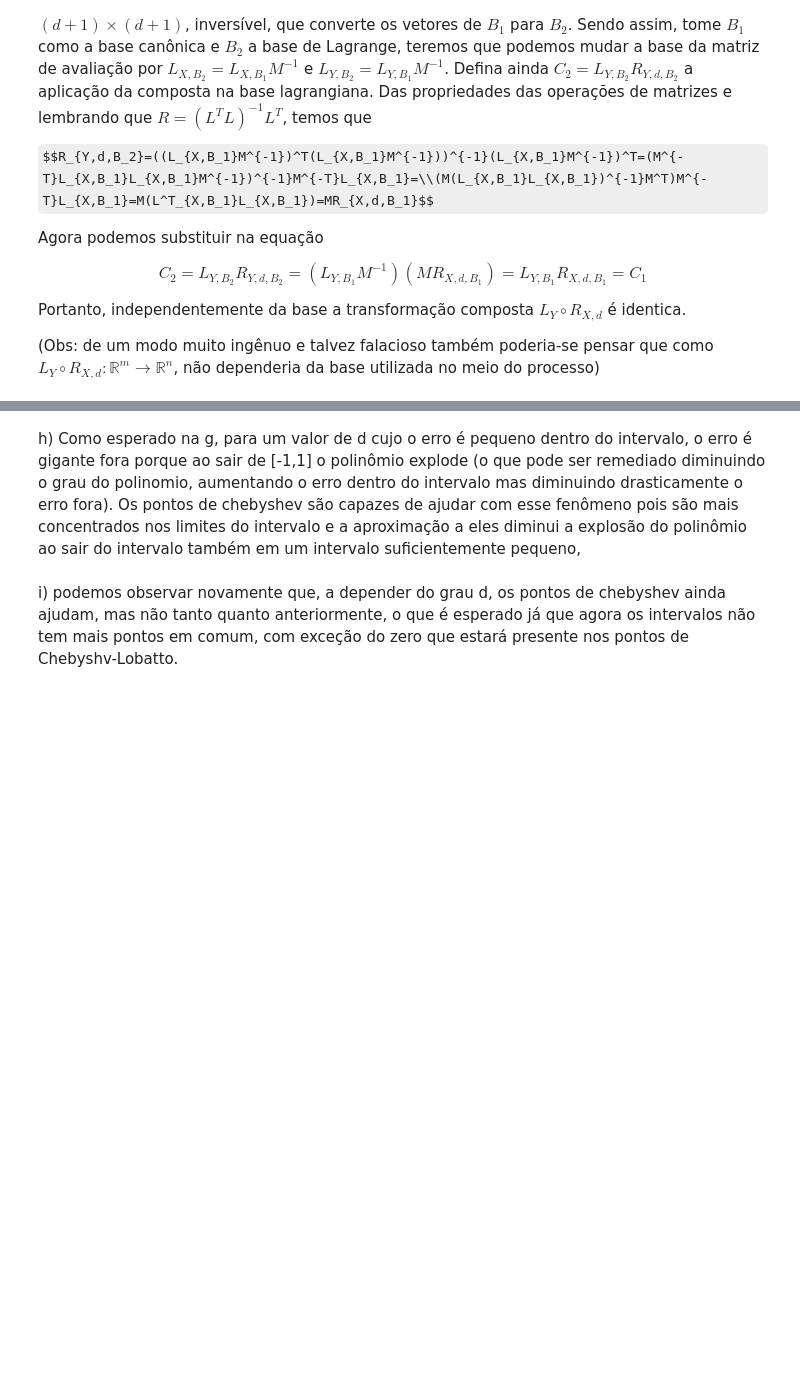
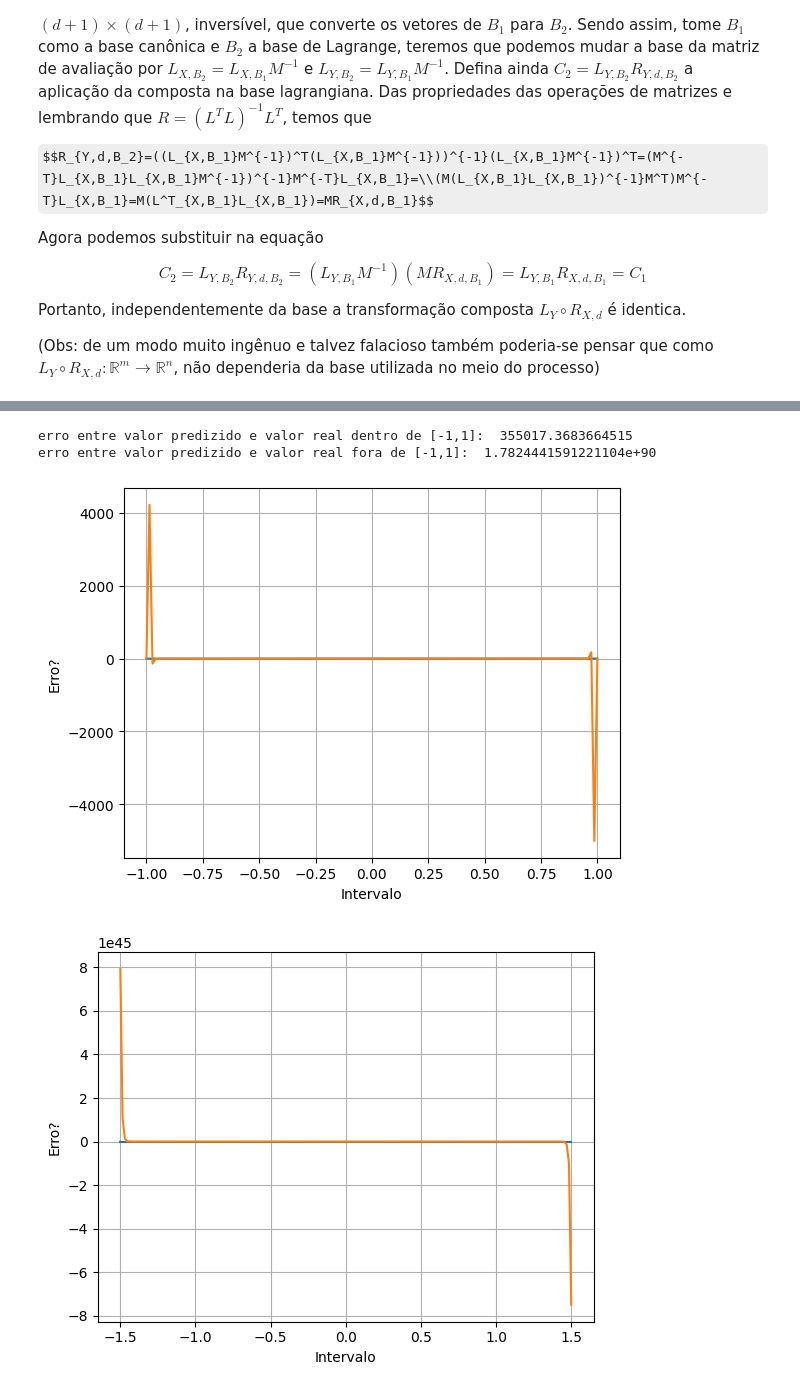
Before and after one commit to Gustasnz/Projeto-3---ALN, a Jupyter notebook: Projeto3.ipynb, the cells around one changed output, grey strips where cells are left out. Cells and saved outputs as stored; diff of their text form; code cells hidden in the pictures; some formulas as TeX source; blank space fills up the shorter version.

```diff
--- a/Projeto3.ipynb
+++ b/Projeto3.ipynb
@@ -569,2 +597,0 @@ NameError: name 'np' is not defined
-# %% [markdown]
-h) Como esperado na g, para um valor de d cujo o erro é pequeno dentro do intervalo, o erro é gigante fora porque ao sair de [-1,1] o polinômio explode (o que pode ser remediado diminuindo o grau do polinomio, aumentando o erro dentro do intervalo mas diminuindo drasticamente o erro fora). Os pontos de chebyshev são capazes de ajudar com esse fenômeno pois são mais concentrados nos limites do intervalo e a aproximação a eles diminui a explosão do polinômio ao sair do intervalo também em um intervalo suficientemente pequeno,
@@ -655,2 +597,0 @@ plt.show()
-# %% [markdown]
-i) podemos observar novamente que, a depender do grau d, os pontos de chebyshev ainda ajudam, mas não tanto quanto anteriormente, o que é esperado já que agora os intervalos não tem mais pontos em comum, com exceção do zero que estará presente nos pontos de Chebyshv-Lobatto.
@@ -721,0 +598,47 @@ plt.show()
+# %%
+def mean_squared_error(y_true,y_pred):
+    return (((y_true-y_pred)**2).sum())/len(y_true)
+
+rng = np.random.default_rng(0)
+
+m=150
+d=10
+n=200
+x_train=np.linspace(-1,1,m)
+x_test=np.linspace(-1.5,1.5,n)
+y_train=np.sin(8*x_train)+0.05*rng.normal(0,1,m)
+y_test=np.sin(8*x_test)+0.05*rng.normal(0,1,n)
+
+r, lx=R_comp_L(x_train,y_train,d)
+index_dentro=np.where((x_test>=-1)&(x_test<=1))[0]
+x_dentro=x_test[index_dentro]
+y_dentro=y_test[index_dentro]
+index_fora=np.where((x_test<-1)|(x_test>1))[0]
+x_fora=x_test[index_fora]
+y_fora=y_test[index_fora]
+
+pol=np.polynomial.Polynomial(w)
+y_pred_train=pol(x_train)
+y_pred_dentro=pol(x_dentro)
+print("erro entre valor predizido e valor real dentro de [-1,1]: ",mean_squared_error(y_dentro,y_pred_dentro))
+y_pred_fora=pol(x_fora)
+print("erro entre valor predizido e valor real fora de [-1,1]: ",mean_squared_error(y_fora,y_pred_fora))
+
+plt.plot(x_train,y_train, label="Função Verdadeira: sen(8x)")
+plt.plot(x_train,y_pred_train, label=f"Extrapolação Polinomial (d={d})")
+plt.xlabel("Intervalo")
+plt.ylabel("Erro?")
+plt.grid()
+plt.show()
+y_pred_test=pol(x_test)
+plt.plot(x_test,y_test)
+plt.plot(x_test,y_pred_test)
+plt.xlabel("Intervalo")
+plt.ylabel("Erro?")
+plt.grid()
+plt.show()
+# %% [output]
+erro entre valor predizido e valor real dentro de [-1,1]:  355017.3683664515
+erro entre valor predizido e valor real fora de [-1,1]:  1.7824441591221104e+90
+[figure, added]
+[figure, added]
```
Also changed, not shown: parts of 24 cells of this notebook.
